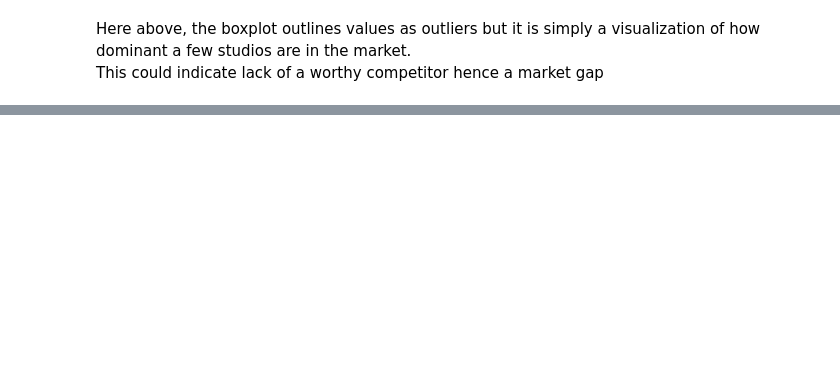
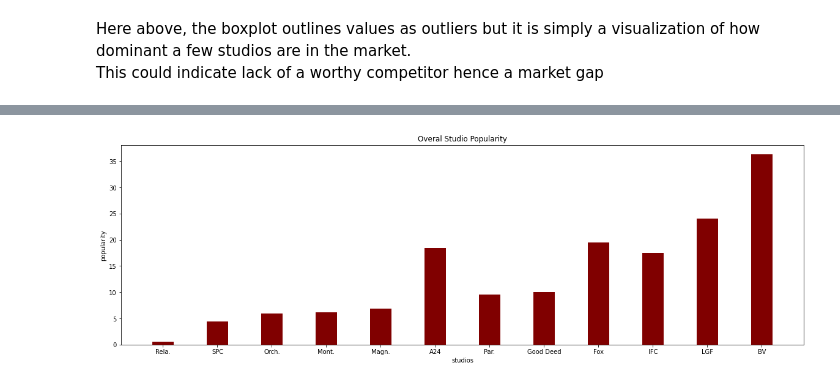
Before and after one commit to TyrionCodister/movie-dataset-analysis, a Jupyter notebook: student data proj.ipynb, the cells around one changed output, grey strips where cells are left out. Saved outputs shown, nothing was run; the diff lists cells and outputs as text; code cells hidden in the pictures; blank space fills up the shorter version.

```diff
--- a/student data proj.ipynb
+++ b/student data proj.ipynb
@@ -813,0 +838,4 @@ plt.axvline(x = bom_movie_gross['year'].mean(), color = 'black', label = 'averag
+# %%
+#We pick a sample random data from the larger data frame to have a general outlook
+df = average_vote_rt.sample(n = 15)
+df
@@ -813,0 +859,4 @@ plt.axvline(x = bom_movie_gross['year'].mean(), color = 'black', label = 'averag
+# %%
+#We sort the data in ascending order using the popularity column
+df.sort_values(by='popularity', inplace=True)
+df
@@ -813,0 +880,17 @@ plt.axvline(x = bom_movie_gross['year'].mean(), color = 'black', label = 'averag
+# %%
+#We plot a bar graph to see on which studios we could to benchmark with
+plt.data = df1
+x = df['studio']
+y = df['popularity']
+
+plt.figure(figsize = (20,6))
+
+plt.bar(x, y, color ='maroon',
+        width = 0.4)
+
+plt.xlabel("studios")
+plt.ylabel("popularity")
+plt.title("Overal Studio Popularity")
+plt.show()
+# %% [output]
+[figure, added]
```
Also changed, not shown: parts of 18 cells of this notebook.
